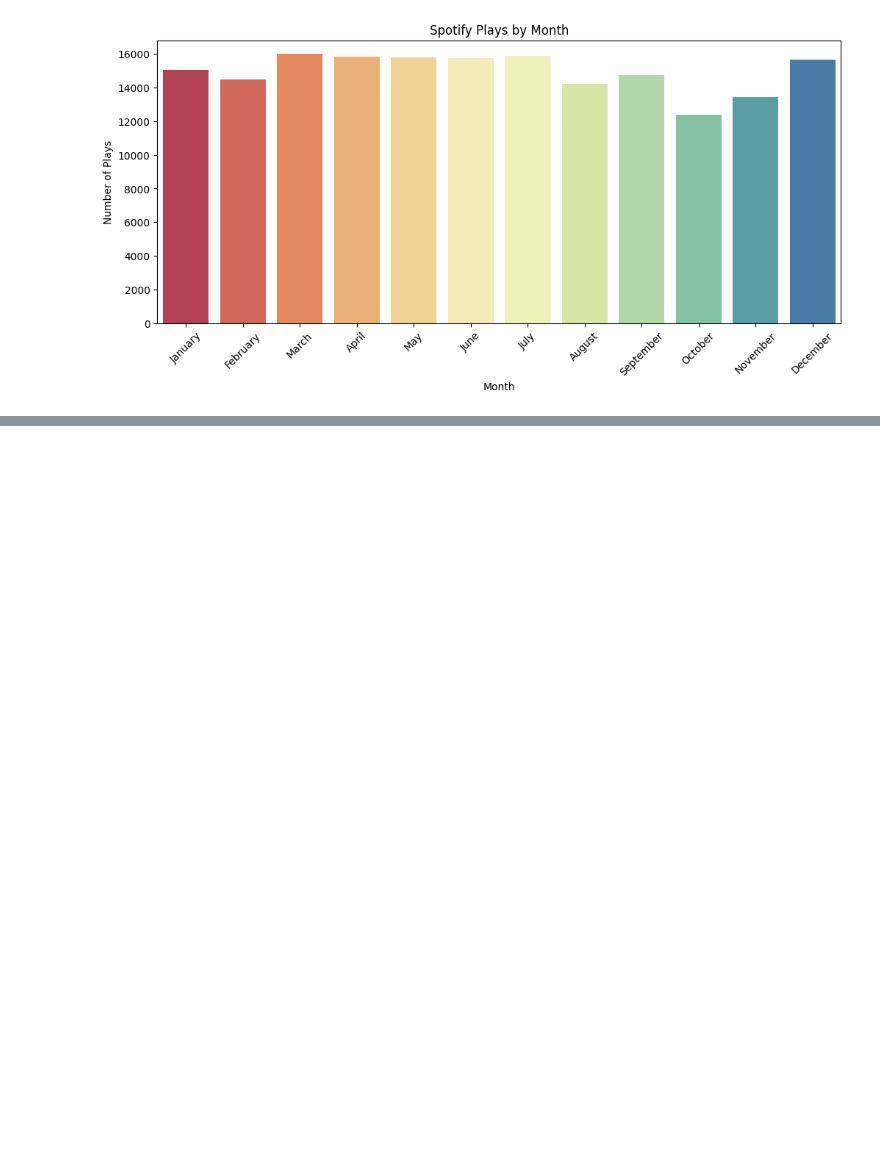
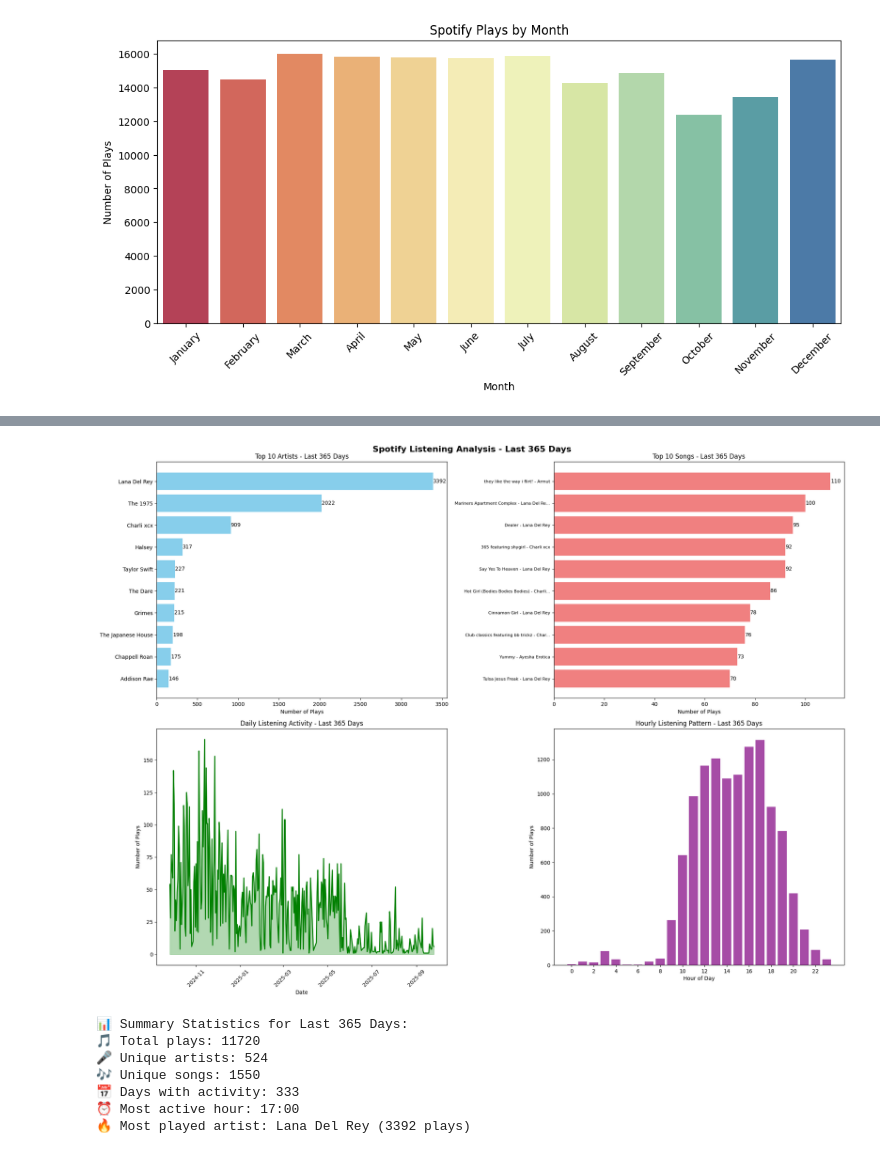
Before and after one commit to alicewarren23/Spotify-Listening-History, a Jupyter notebook: Exploratory-Analysis.ipynb, the cells around one changed output, grey strips where cells are left out. Cells and saved outputs as stored; diff of their text form; code cells hidden in the pictures; blank space fills up the shorter version.

```diff
--- a/Exploratory-Analysis.ipynb
+++ b/Exploratory-Analysis.ipynb
@@ -108,0 +174,67 @@ Passing `palette` without assigning `hue` is deprecated and will be removed in v
+# %%
+import matplotlib.pyplot as plt
+import seaborn as sns
+
+plt.style.use('default')
+sns.set_palette("husl")
+
+fig, axes = plt.subplots(2, 2, figsize=(20, 15))
+fig.suptitle(f'Spotify Listening Analysis - Last {days_to_analyze} Days', fontsize=16, fontweight='bold')
+
+top_artists_recent = df_recent["Artist"].value_counts().head(10)
+axes[0, 0].barh(range(len(top_artists_recent)), top_artists_recent.values, color='skyblue')
+axes[0, 0].set_yticks(range(len(top_artists_recent)))
+axes[0, 0].set_yticklabels(top_artists_recent.index)
+axes[0, 0].set_xlabel('Number of Plays')
+axes[0, 0].set_title(f'Top 10 Artists - Last {days_to_analyze} Days')
+axes[0, 0].invert_yaxis()
+
+for i, v in enumerate(top_artists_recent.values):
+    axes[0, 0].text(v + 0.1, i, str(v), va='center')
+
+top_songs_recent = df_recent.groupby(["Song Name", "Artist"]).size().sort_values(ascending=False).head(10)
+song_labels = [f"{song} - {artist}" for (song, artist) in top_songs_recent.index]
+axes[0, 1].barh(range(len(top_songs_recent)), top_songs_recent.values, color='lightcoral')
+axes[0, 1].set_yticks(range(len(top_songs_recent)))
+axes[0, 1].set_yticklabels([label[:40] + '...' if len(label) > 40 else label for label in song_labels], fontsize=8)
+axes[0, 1].set_xlabel('Number of Plays')
+axes[0, 1].set_title(f'Top 10 Songs - Last {days_to_analyze} Days')
+axes[0, 1].invert_yaxis()
+
+for i, v in enumerate(top_songs_recent.values):
+    axes[0, 1].text(v + 0.1, i, str(v), va='center')
+
+daily_counts_recent = df_recent.groupby('Date').size()
+axes[1, 0].plot(daily_counts_recent.index, daily_counts_recent.values, color='green', linewidth=2)
+axes[1, 0].fill_between(daily_counts_recent.index, daily_counts_recent.values, alpha=0.3, color='green')
+axes[1, 0].set_xlabel('Date')
+axes[1, 0].set_ylabel('Number of Plays')
+axes[1, 0].set_title(f'Daily Listening Activity - Last {days_to_analyze} Days')
+axes[1, 0].tick_params(axis='x', rotation=45)
+
+hourly_counts_recent = df_recent["Hour"].value_counts().sort_index()
+axes[1, 1].bar(hourly_counts_recent.index, hourly_counts_recent.values, color='purple', alpha=0.7)
+axes[1, 1].set_xlabel('Hour of Day')
+axes[1, 1].set_ylabel('Number of Plays')
+axes[1, 1].set_title(f'Hourly Listening Pattern - Last {days_to_analyze} Days')
+axes[1, 1].set_xticks(range(0, 24, 2))
+
+plt.tight_layout()
+plt.show()
+
+print(f"\n📊 Summary Statistics for Last {days_to_analyze} Days:")
+print(f"🎵 Total plays: {len(df_recent)}")
+print(f"🎤 Unique artists: {df_recent['Artist'].nunique()}")
+print(f"🎶 Unique songs: {df_recent['Song Name'].nunique()}")
+print(f"📅 Days with activity: {df_recent['Date'].nunique()}")
+print(f"⏰ Most active hour: {df_recent['Hour'].mode().iloc[0]}:00")
+print(f"🔥 Most played artist: {top_artists_recent.index[0]} ({top_artists_recent.iloc[0]} plays)")
+# %% [output]
+[figure, added]
+📊 Summary Statistics for Last 365 Days:
+🎵 Total plays: 11720
+🎤 Unique artists: 524
+🎶 Unique songs: 1550
+📅 Days with activity: 333
+⏰ Most active hour: 17:00
+🔥 Most played artist: Lana Del Rey (3392 plays)
```
Also changed, not shown: parts of 7 cells of this notebook, 11 other files.
